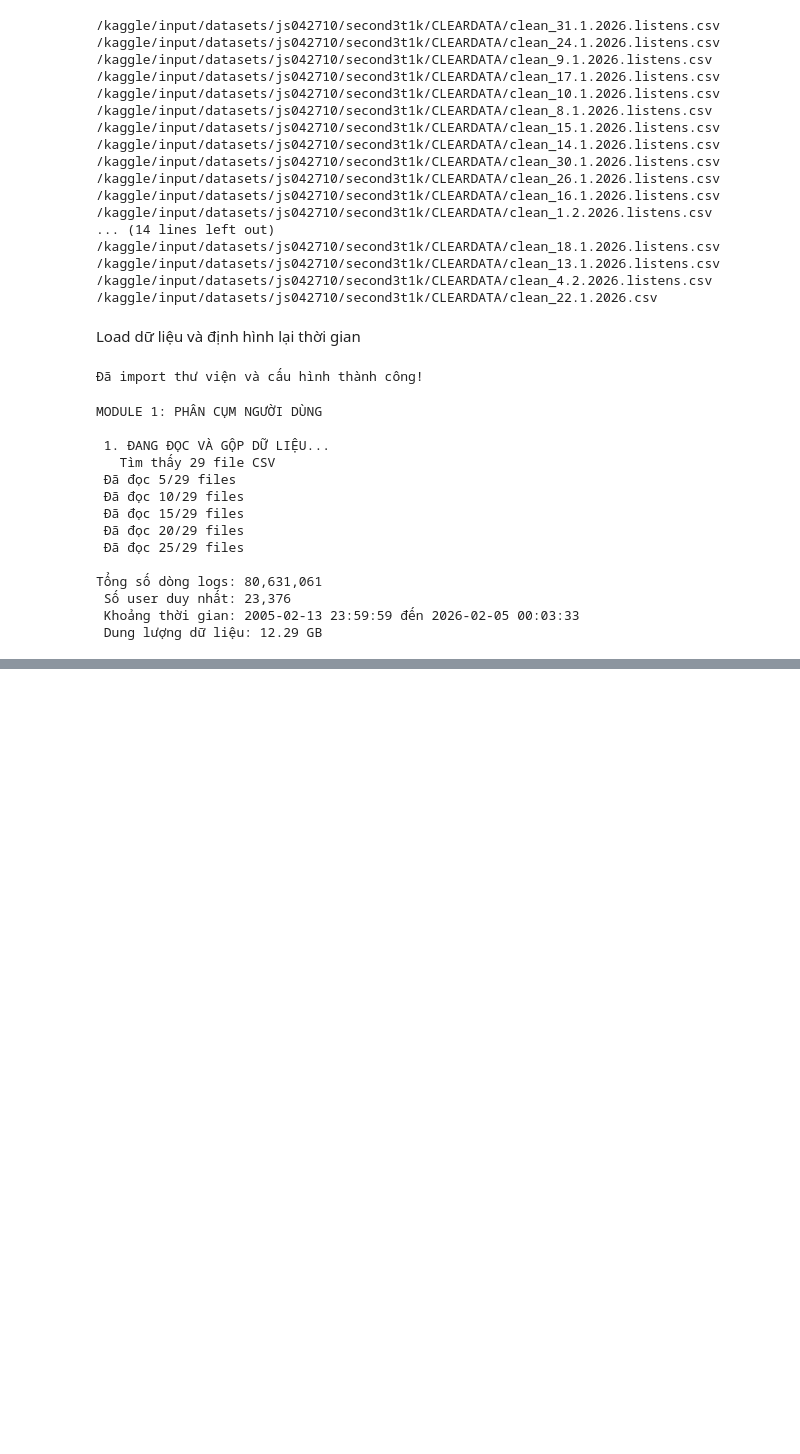
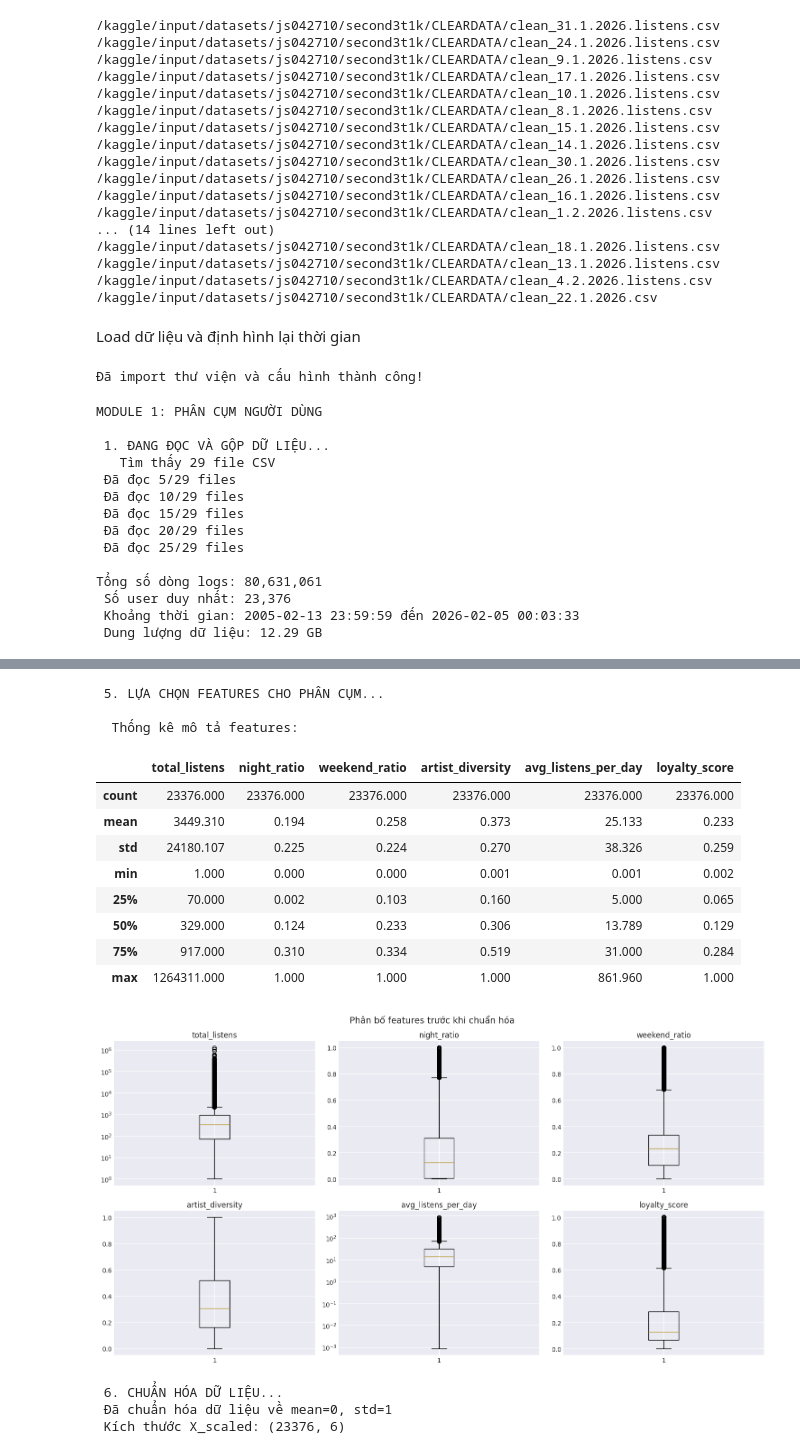
Before and after one commit to TimeSpalding/DataMining-, a Jupyter notebook: module1.ipynb, the cells around one changed output, grey strips where cells are left out. Cells and saved outputs as stored; diff of their text form; code cells hidden in the pictures; blank space fills up the shorter version.

```diff
--- a/module1.ipynb
+++ b/module1.ipynb
@@ -176,0 +326,59 @@ print(f" Đã tính các chỉ số tỷ lệ và cường độ")
+# %%
+#LỰA CHỌN FEATURES VÀ CHUẨN HÓA
+print("\n 5. LỰA CHỌN FEATURES CHO PHÂN CỤM...")
+
+# Danh sách features chính
+features = [
+    'total_listens',           # Tổng lượt nghe
+    'night_ratio',             # Tỷ lệ nghe đêm
+    'weekend_ratio',           # Tỷ lệ nghe cuối tuần
+    'artist_diversity',        # Đa dạng nghệ sĩ
+    'avg_listens_per_day',     # Cường độ nghe
+    'loyalty_score'            # Độ trung thành
+]
+
+# Tạo ma trận features
+X = user_profile[features].copy()
+
+# Thống kê mô tả
+print("\n  Thống kê mô tả features:")
+display(X.describe().round(3))
+
+# Vẽ boxplot trước khi chuẩn hóa
+fig, axes = plt.subplots(2, 3, figsize=(15, 8))
+axes = axes.ravel()
+
+for i, feature in enumerate(features):
+    axes[i].boxplot(X[feature])
+    axes[i].set_title(feature)
+    axes[i].set_yscale('log' if feature in ['total_listens', 'avg_listens_per_day'] else 'linear')
+
+plt.suptitle('Phân bố features trước khi chuẩn hóa', fontsize=14)
+plt.tight_layout()
+plt.show()
+
+# Chuẩn hóa dữ liệu
+print("\n 6. CHUẨN HÓA DỮ LIỆU...")
+scaler = StandardScaler()
+X_scaled = scaler.fit_transform(X)
+X_scaled = pd.DataFrame(X_scaled, columns=features, index=user_profile['user_id'])
+
+print(" Đã chuẩn hóa dữ liệu về mean=0, std=1")
+print(f" Kích thước X_scaled: {X_scaled.shape}")
+# %% [output]
+ 5. LỰA CHỌN FEATURES CHO PHÂN CỤM...
+
+  Thống kê mô tả features:
+|  | total_listens | night_ratio | weekend_ratio | artist_diversity | avg_listens_per_day | loyalty_score |
+| count | 23376.000 | 23376.000 | 23376.000 | 23376.000 | 23376.000 | 23376.000 |
+| mean | 3449.310 | 0.194 | 0.258 | 0.373 | 25.133 | 0.233 |
+| std | 24180.107 | 0.225 | 0.224 | 0.270 | 38.326 | 0.259 |
+| min | 1.000 | 0.000 | 0.000 | 0.001 | 0.001 | 0.002 |
+| 25% | 70.000 | 0.002 | 0.103 | 0.160 | 5.000 | 0.065 |
+| 50% | 329.000 | 0.124 | 0.233 | 0.306 | 13.789 | 0.129 |
+| 75% | 917.000 | 0.310 | 0.334 | 0.519 | 31.000 | 0.284 |
+| max | 1264311.000 | 1.000 | 1.000 | 1.000 | 861.960 | 1.000 |
+[figure, added]
+ 6. CHUẨN HÓA DỮ LIỆU...
+ Đã chuẩn hóa dữ liệu về mean=0, std=1
+ Kích thước X_scaled: (23376, 6)
```
Also changed, not shown: parts of 14 cells of this notebook.
